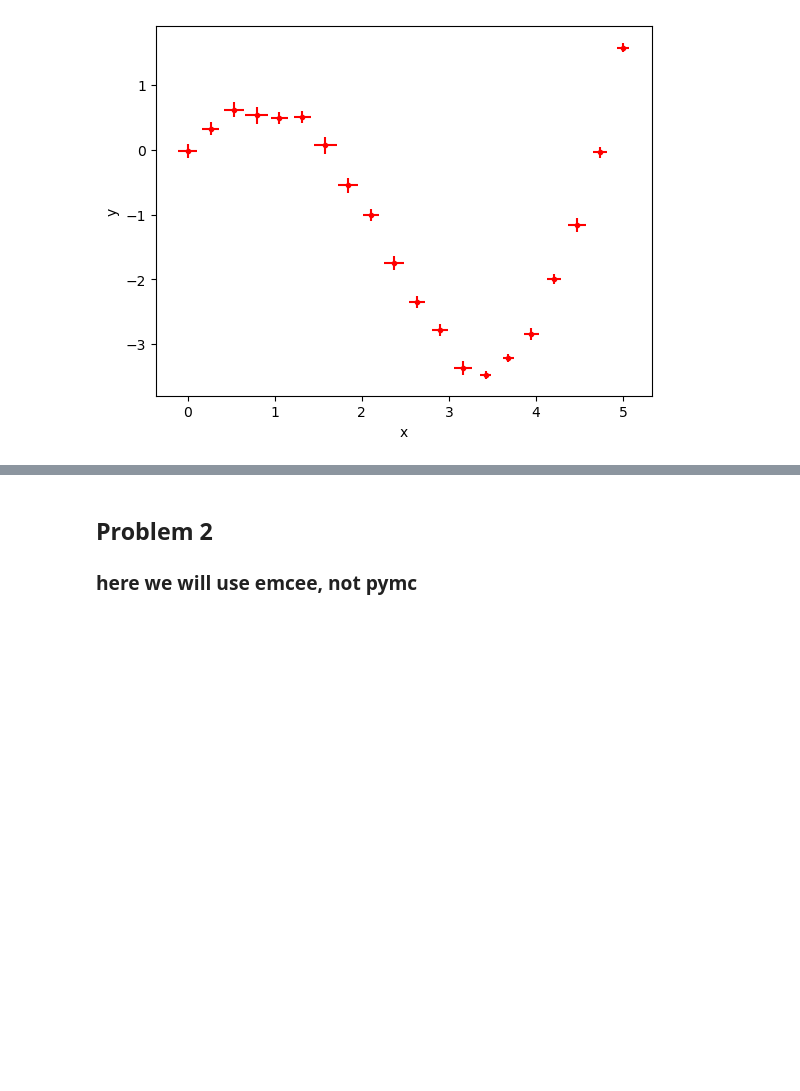
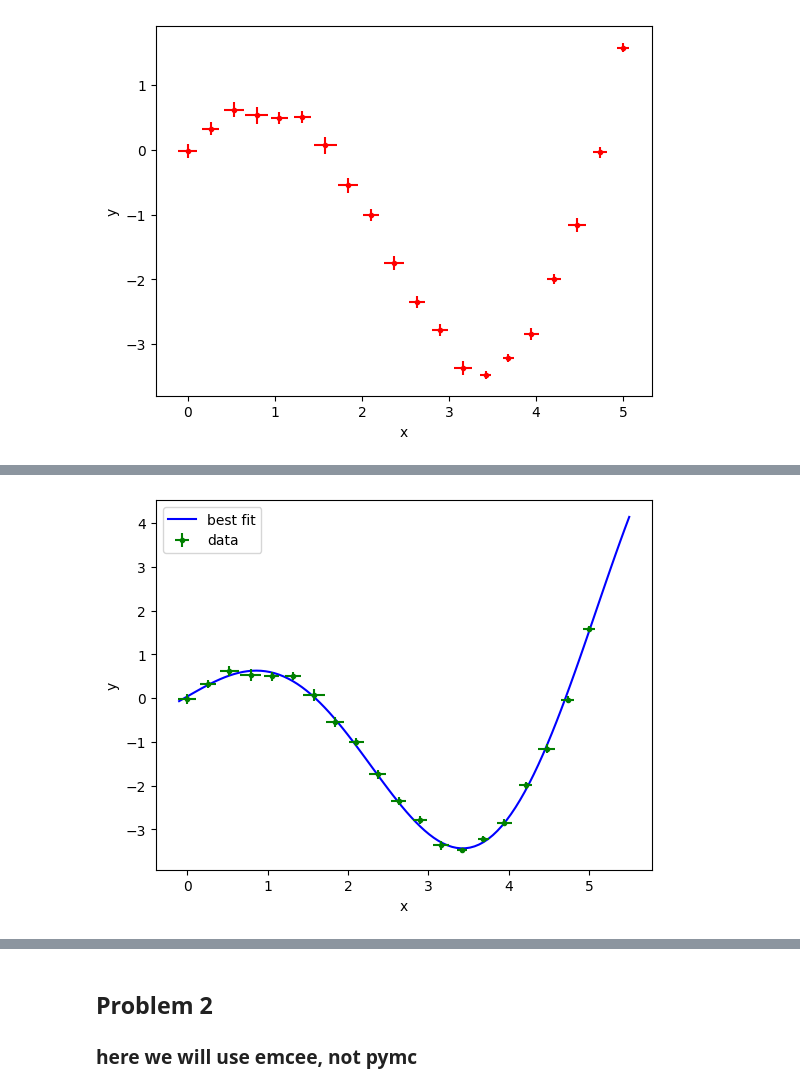
Before and after one commit to jackey-fang/astr-324-s26, a Jupyter notebook: homeworks/Astr324-S26-HW3.ipynb, the cells around one changed output, grey strips where cells are left out. Saved outputs shown, nothing was run; the diff lists cells and outputs as text; code cells hidden in the pictures; blank space fills up the shorter version.

```diff
--- a/homeworks/Astr324-S26-HW3.ipynb
+++ b/homeworks/Astr324-S26-HW3.ipynb
@@ -90,8 +90,8 @@ xErr = np.array([0.10993428, 0.09723471, 0.11295377, 0.1304606 , 0.09531693, 0.0
 yErr = np.array([0.10993428, 0.09723471, 0.11295377, 0.1304606 , 0.09531693, 0.09531726, 0.13158426, 0.11534869, 0.09061051, 0.1108512, 0.09073165, 0.0906854 , 0.10483925, 0.0617344 , 0.06550164, 0.08875425, 0.07974338, 0.10628495, 0.08183952, 0.07175393])
 # %%
 # hint: use these prior ranges for model parameters
-thetaMin = (-1.0, -2.0, -2.0, -2.0, -2.0, -2.0)
-thetaMax = ( 1.0,  2.0,  2.0,  2.0,  2.0,  2.0)
+thetaMin = (0.5,  0.5, -0.2)
+thetaMax = (1.5,  1.5,  0.2)
 # %%
 # let's take a look at the data
 ax = plt.figure().add_subplot(111)
@@ -105,0 +161,21 @@ plt.show()
+# %%
+x_grid = np.linspace(-0.1, 5.5, 100)
+
+# best fit here
+my_best_fit = my_model(
+    x_grid,
+    float(bf["a"]),
+    float(bf["b"]),
+    float(bf["c"])
+)
+
+# plot
+ax = plt.figure().add_subplot(111)
+ax.set_xlabel("x")
+ax.set_ylabel("y")
+ax.plot(x_grid, my_best_fit, c='blue', label='best fit')
+ax.errorbar(xObs, yObs, xerr=xErr, yerr=yErr, color='green', marker='.', ls='None', label='data')
+plt.legend()
+plt.show();
+# %% [output]
+[figure, added]
```
Also changed, not shown: parts of 19 cells of this notebook, 1 other file.
